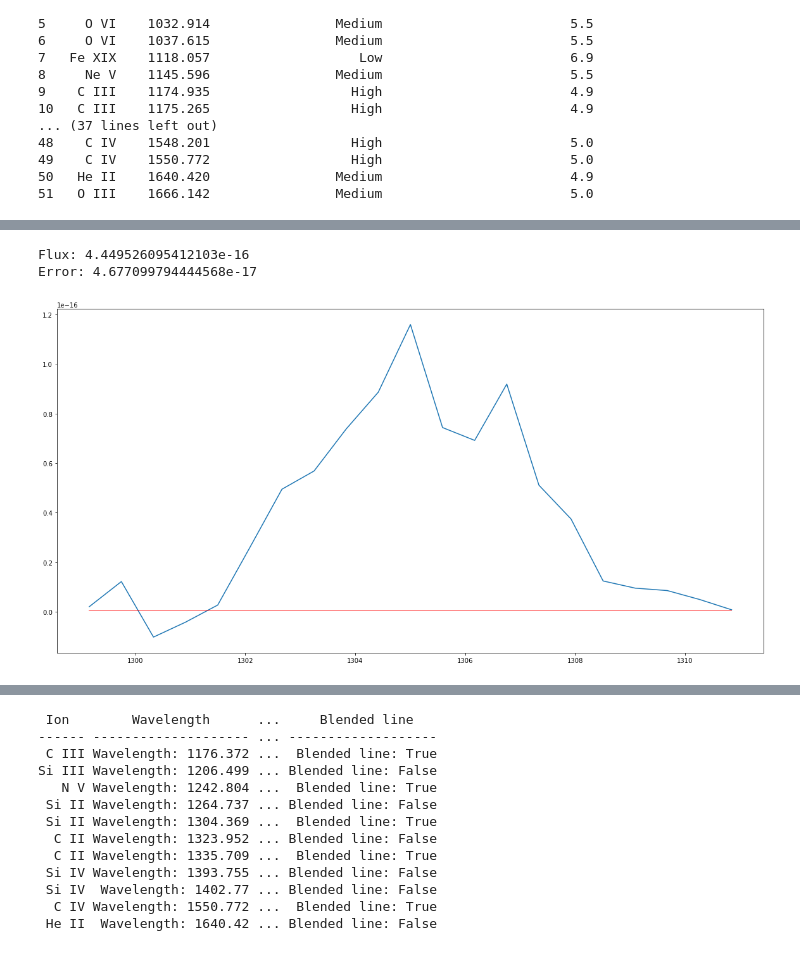
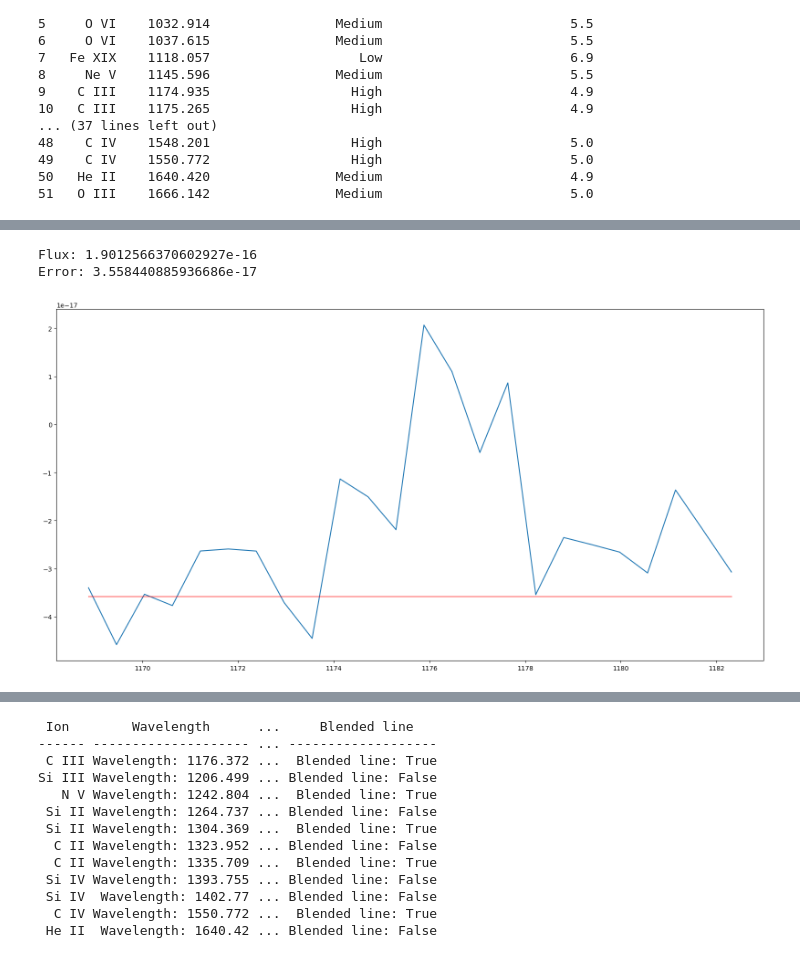
Before and after one commit to bellalongo/Star-Emission-Line-Flux, a Jupyter notebook: TOI-776/toi-776.ipynb, the cells around one changed output, grey strips where cells are left out. Cells and saved outputs as stored; diff of their text form; code cells hidden in the pictures.

```diff
--- a/TOI-776/toi-776.ipynb
+++ b/TOI-776/toi-776.ipynb
@@ -159,7 +162,7 @@ avg_peak_width = (sum(properties['widths'])/len(properties['widths']))
 print(f"Current peak estimate: {avg_peak_width}")
 
 # Refine based on estimated
-peak_width = 3
+peak_width = 3.5
 print(f"Peak width: {peak_width}")
 
 # Make range
@@ -177,7 +180,7 @@ for peak in w[mask][peaks]:
     plt.axvline(x = peak + peak_width, color = 'green', label = 'axvline - full height')
     plt.axvline(x = peak - peak_width, color = 'green', label = 'axvline - full height')
 
-plt.xlim([1540, 1560]) # add +60
+plt.xlim([1540, 1570]) # add +60
 plt.ylim([-0.1e-15, 0.75e-15])
 # %% [output]
 Current peak estimate: 3.111535870374538
@@ -268,31 +271,31 @@ def split_create_trendline(w, f, blended_line_bool):
     return p(wavelength_array)
 # %%
 # Mask current peak (use this for the rest!)
-wavelength_mask = (w > (w[mask][peaks][10] - flux_range)) & (w < (w[mask][peaks][10] + flux_range))
+wavelength_mask = (w > 1168.289313414861) & (w <  1182.8955488505624)
 w0,w1 = wavelength_edges(w[wavelength_mask])
 total_sumflux = np.sum(f[wavelength_mask]*(w1-w0))
 sumerror = (np.sum(e[wavelength_mask]**2 * (w1-w0)**2))**0.5
 
 plt.figure(figsize=(20,10))
 plt.plot(w[wavelength_mask], f[wavelength_mask])
 
 
 # Continuum calculation
 continuum = []
 trendline = split_create_trendline(w[wavelength_mask], f[wavelength_mask], False)
 
 for i in range(0, len(trendline)):
     continuum.append(trendline[i])
 
 continuum_sumflux = np.sum(continuum*(w1-w0))
 
 
 print(f"Flux: {total_sumflux - continuum_sumflux}")
 print(f"Error: {sumerror}")
 # %% [output]
-Flux: 4.449526095412103e-16
-Error: 4.677099794444568e-17
+Flux: 1.9012566370602927e-16
+Error: 3.558440885936686e-17
-[figure, old version]
+[figure, new version]
 # %%
 def check_in_range(val1, val2, x):
     if val1 <= x <= val2:
```
Also changed, not shown: parts of 5 cells of this notebook, 1 other file.
